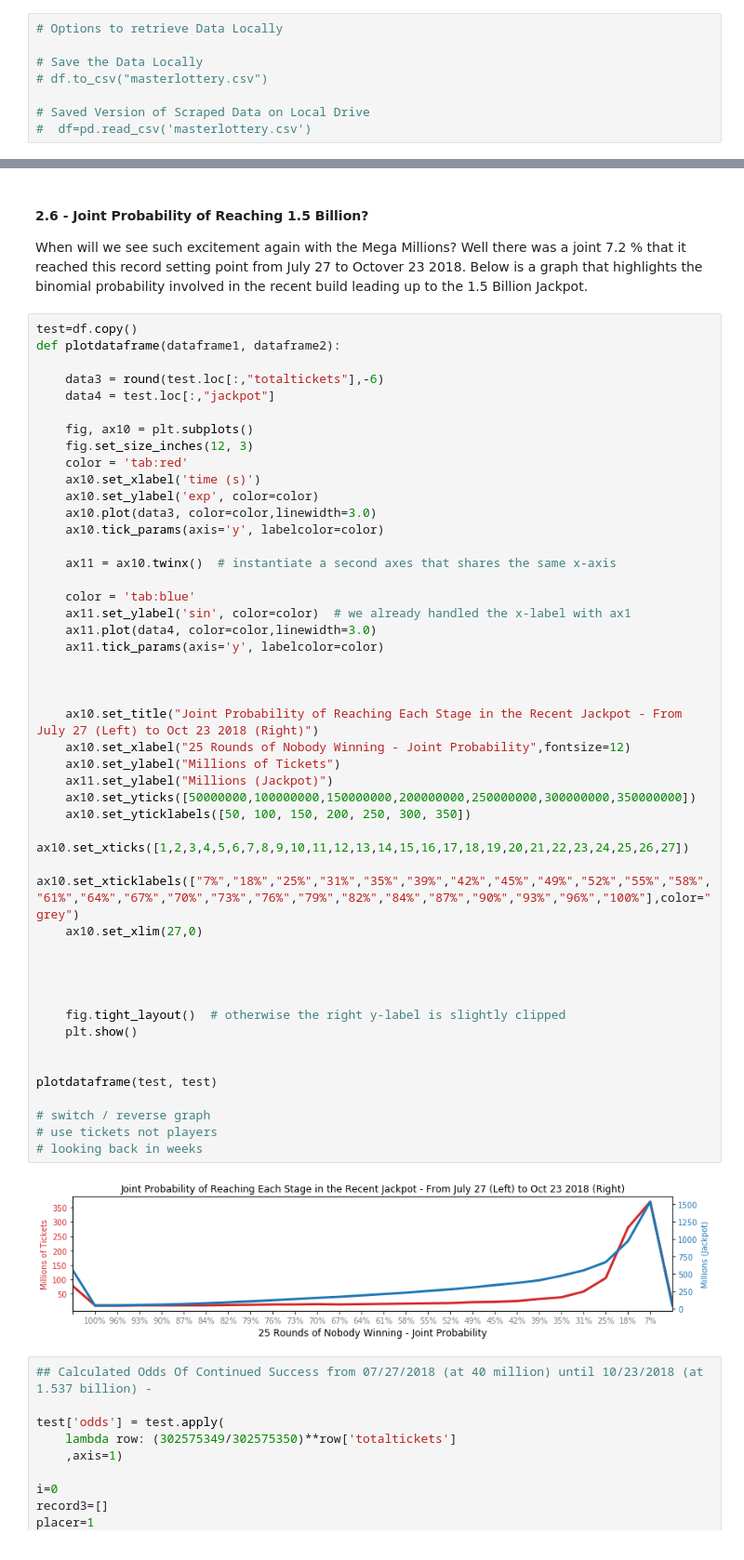
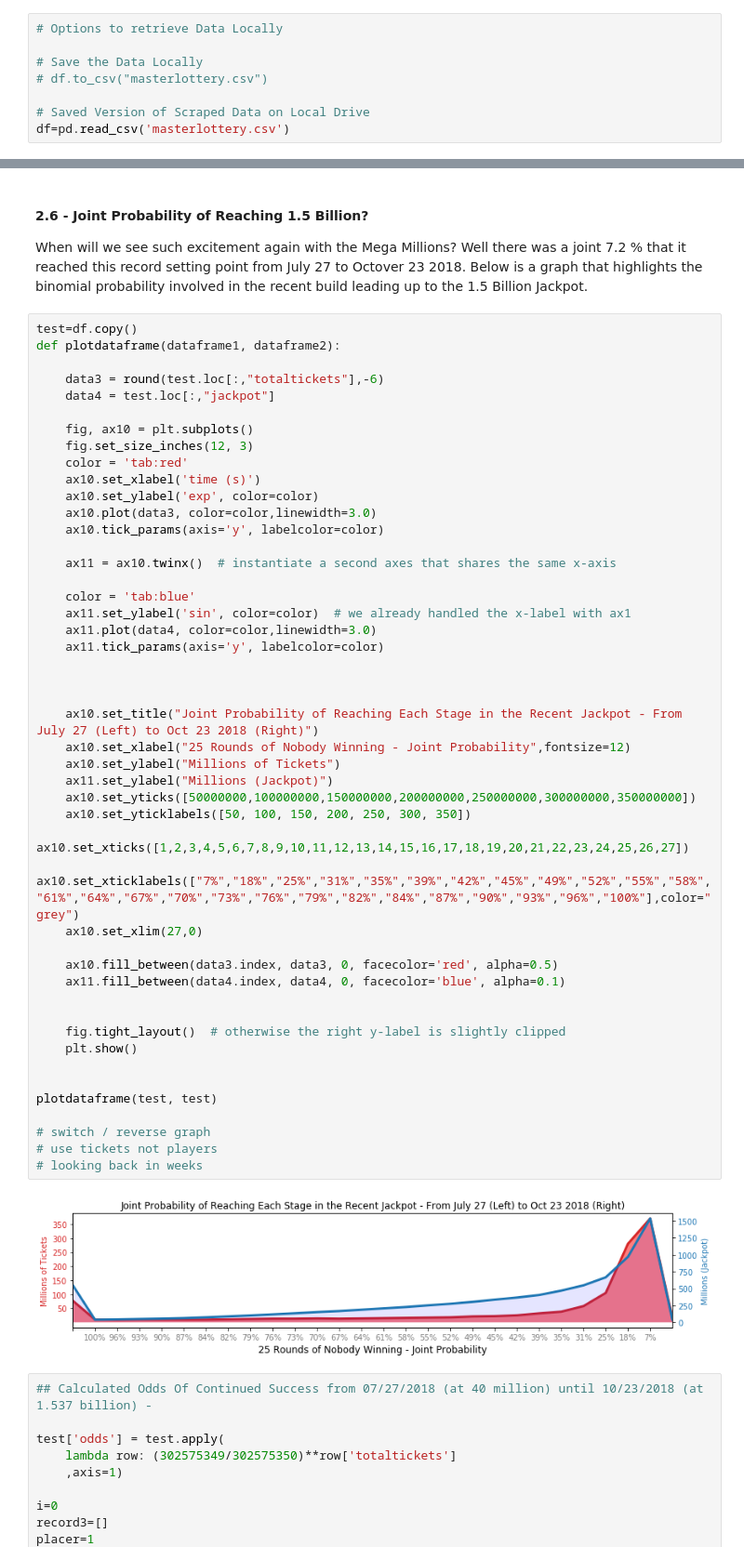
Before and after one commit to colea911/Thinkful, a Jupyter notebook: 4.2.2 (Capstone) Mega Millions.ipynb, the cells around one changed output, grey strips where cells are left out. Shown: that part at 93% size. Cells and saved outputs as stored; diff of their text form.

```diff
--- a/4.2.2 (Capstone) Mega Millions.ipynb
+++ b/4.2.2 (Capstone) Mega Millions.ipynb
@@ -125,7 +126,7 @@ for lottodate in metadf["date"]:
 # df.to_csv("masterlottery.csv")
 
 # Saved Version of Scraped Data on Local Drive
-#  df=pd.read_csv('masterlottery.csv')
+df=pd.read_csv('masterlottery.csv')
 # %%
 # Transfering Excel Data all onto main Dataframe aka df
 
@@ -308,35 +353,36 @@ def plotdataframe(dataframe1, dataframe2):
 
     color = 'tab:blue'
     ax11.set_ylabel('sin', color=color)  # we already handled the x-label with ax1
     ax11.plot(data4, color=color,linewidth=3.0)
     ax11.tick_params(axis='y', labelcolor=color)
 
 
 
     ax10.set_title("Joint Probability of Reaching Each Stage in the Recent Jackpot - From July 27 (Left) to Oct 23 2018 (Right)")
     ax10.set_xlabel("25 Rounds of Nobody Winning - Joint Probability",fontsize=12)
     ax10.set_ylabel("Millions of Tickets")
     ax11.set_ylabel("Millions (Jackpot)")
     ax10.set_yticks([50000000,100000000,150000000,200000000,250000000,300000000,350000000])
     ax10.set_yticklabels([50, 100, 150, 200, 250, 300, 350])
     ax10.set_xticks([1,2,3,4,5,6,7,8,9,10,11,12,13,14,15,16,17,18,19,20,21,22,23,24,25,26,27])
     ax10.set_xticklabels(["7%","18%","25%","31%","35%","39%","42%","45%","49%","52%","55%","58%","61%","64%","67%","70%","73%","76%","79%","82%","84%","87%","90%","93%","96%","100%"],color="grey")
     ax10.set_xlim(27,0)
 
-
+    ax10.fill_between(data3.index, data3, 0, facecolor='red', alpha=0.5)
+    ax11.fill_between(data4.index, data4, 0, facecolor='blue', alpha=0.1)
 
 
     fig.tight_layout()  # otherwise the right y-label is slightly clipped
     plt.show()
 
 
 plotdataframe(test, test)
 
 # switch / reverse graph
 # use tickets not players
 # looking back in weeks
 # %% [output]
-[figure, old version]
+[figure, new version]
 # %%
 ## Calculated Odds Of Continued Success from 07/27/2018 (at 40 million) until 10/23/2018 (at 1.537 billion) -
 
```
Also changed, not shown: parts of 16 cells of this notebook, 10 other files.
